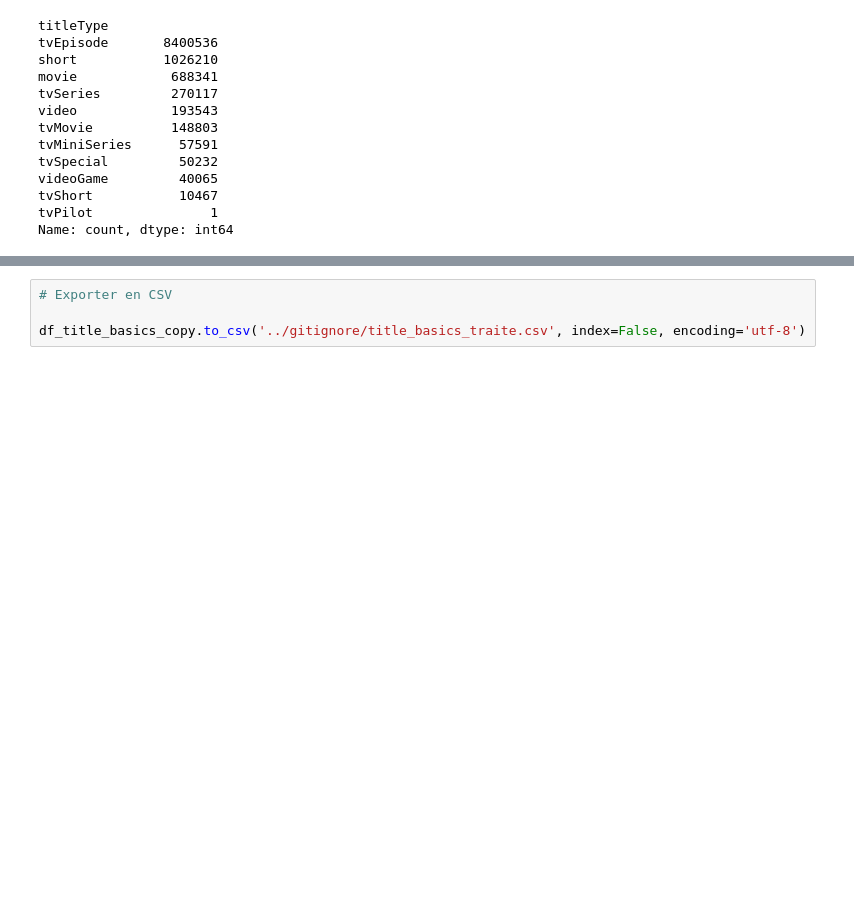
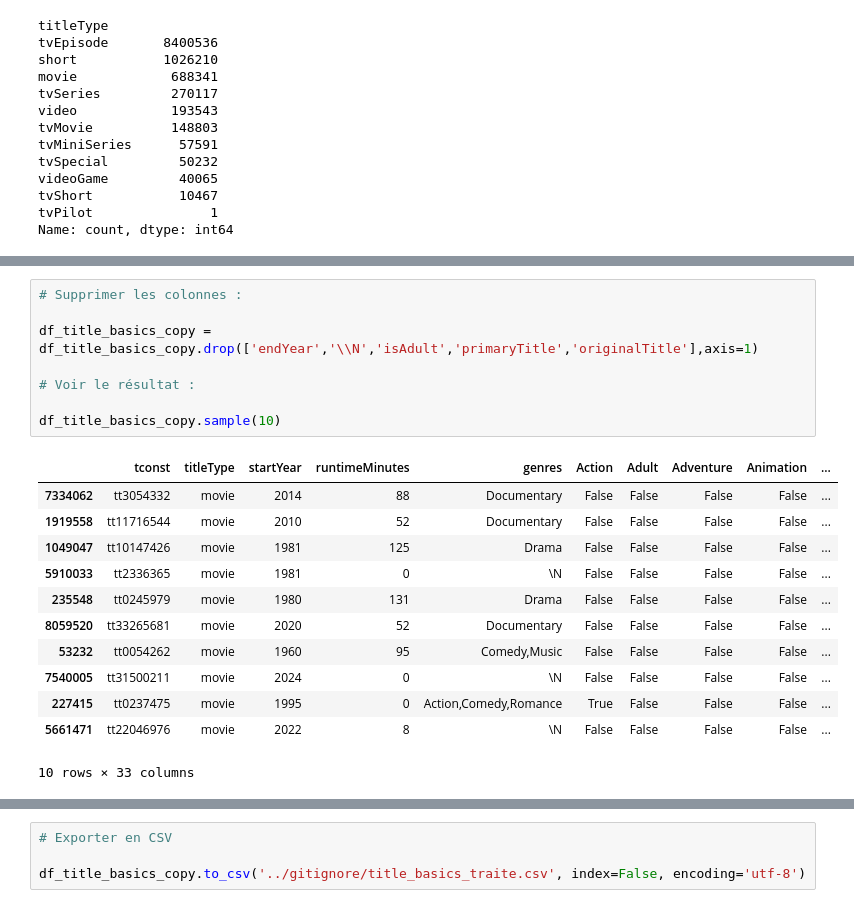
Before and after one commit to jpvt-data/AlgoCinema, a Jupyter notebook: exploration/exploration_title_basics.ipynb, the cells around one changed output, grey strips where cells are left out. Drawn from its saved outputs; the diff is of its cells as text; blank space fills up the shorter version.

```diff
--- a/exploration/exploration_title_basics.ipynb
+++ b/exploration/exploration_title_basics.ipynb
@@ -443,0 +420,21 @@ df_title_basics_copy.sample(10)
+# %%
+# Supprimer les colonnes :
+
+df_title_basics_copy = df_title_basics_copy.drop(['endYear','\\N','isAdult','primaryTitle','originalTitle'],axis=1)
+
+# Voir le résultat :
+
+df_title_basics_copy.sample(10)
+# %% [output]
+|  | tconst | titleType | startYear | runtimeMinutes | genres | Action | Adult | Adventure | Animation | ... |
+| 7334062 | tt3054332 | movie | 2014 | 88 | Documentary | False | False | False | False | ... |
+| 1919558 | tt11716544 | movie | 2010 | 52 | Documentary | False | False | False | False | ... |
+| 1049047 | tt10147426 | movie | 1981 | 125 | Drama | False | False | False | False | ... |
+| 5910033 | tt2336365 | movie | 1981 | 0 | \N | False | False | False | False | ... |
+| 235548 | tt0245979 | movie | 1980 | 131 | Drama | False | False | False | False | ... |
+| 8059520 | tt33265681 | movie | 2020 | 52 | Documentary | False | False | False | False | ... |
+| 53232 | tt0054262 | movie | 1960 | 95 | Comedy,Music | False | False | False | False | ... |
+| 7540005 | tt31500211 | movie | 2024 | 0 | \N | False | False | False | False | ... |
+| 227415 | tt0237475 | movie | 1995 | 0 | Action,Comedy,Romance | True | False | False | False | ... |
+| 5661471 | tt22046976 | movie | 2022 | 8 | \N | False | False | False | False | ... |
+10 rows × 33 columns
```
Also changed, not shown: parts of 15 cells of this notebook, 1 other file.
